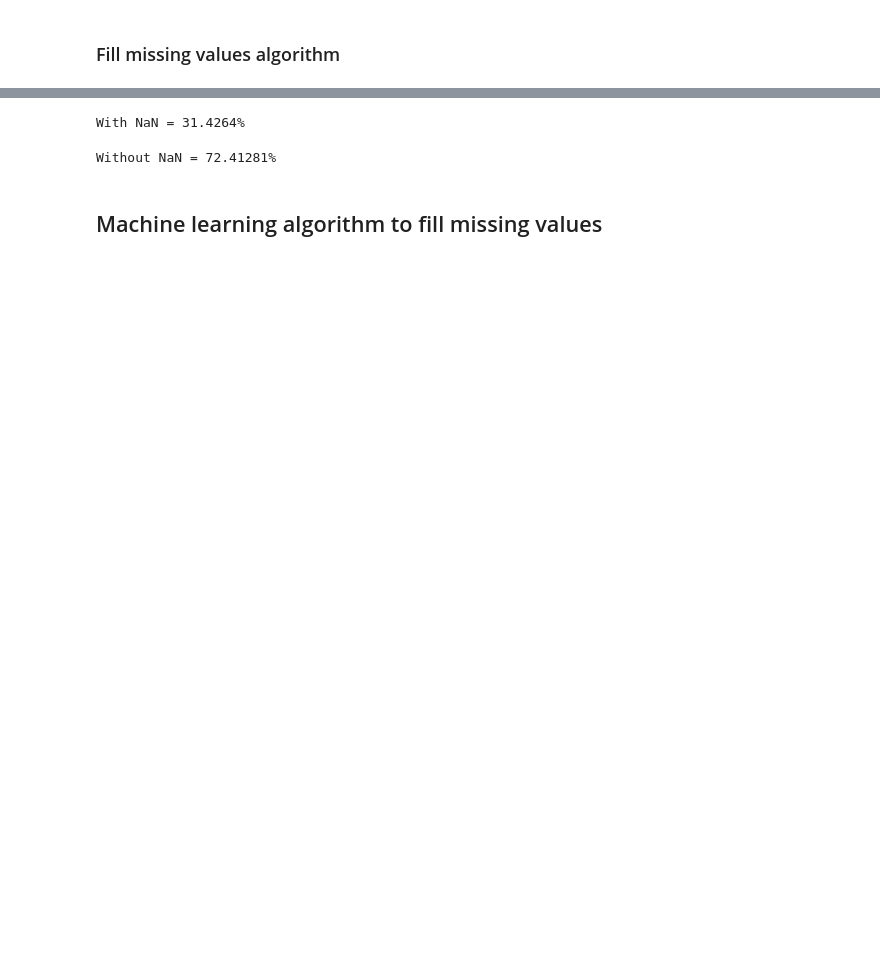
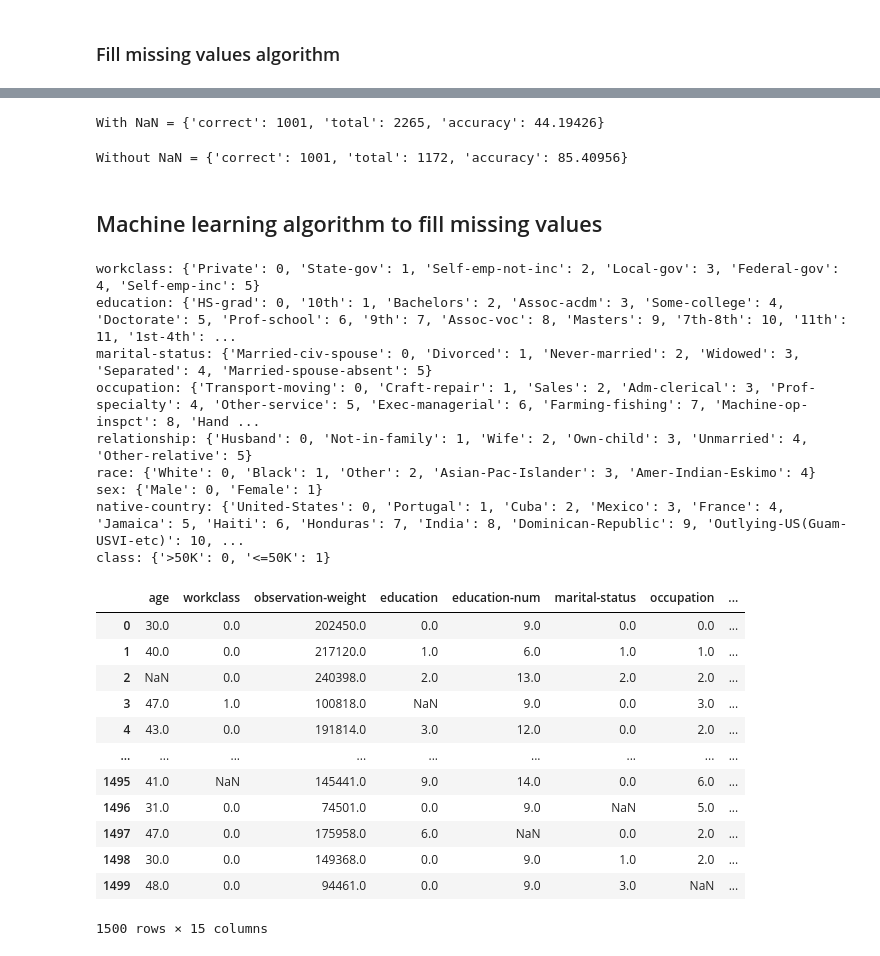
Before and after one commit to eyalmichon/DS_Project, a Jupyter notebook: DS_Workshop.ipynb, the cells around one changed output, grey strips where cells are left out. Saved outputs shown, nothing was run; the diff lists cells and outputs as text; code cells hidden in the pictures; blank space fills up the shorter version.

```diff
--- a/DS_Workshop.ipynb
+++ b/DS_Workshop.ipynb
@@ -135,9 +150,9 @@ Number of left missing values: 20502
 # %%
-real_percent = num_of_missing_before / df.size
-print(f'With NaN = {utils.check_accuracy(df,df_with_missing_ar,real_percent,True)}%')
-print(f'Without NaN = {utils.check_accuracy(df,df_with_missing_ar,real_percent,False)}%')
+# df_with_missing_ar = utils.pd.read_csv(f'./test.csv')
+print(f'With NaN = {utils.check_accuracy(df,df_with_missing,df_with_missing_ar,True)}')
+print(f'Without NaN = {utils.check_accuracy(df,df_with_missing,df_with_missing_ar,False)}')
 # %% [output]
-With NaN = 31.4264%
+With NaN = {'correct': 1001, 'total': 2265, 'accuracy': 44.19426}
-Without NaN = 72.41281%
+Without NaN = {'correct': 1001, 'total': 1172, 'accuracy': 85.40956}
 # %% [markdown]
 ## Machine learning algorithm to fill missing values
@@ -146,0 +159,32 @@ df_with_missing_ml = datawig.SimpleImputer.complete(df_with_missing_ml, precisio
+# %%
+# Map categorical colums to numerical ones.
+df_for_datawig = df_with_missing.copy(deep=True)
+cols = utils.create_map_from_data(df)
+# replace in raw data
+for col_name in cols:
+    print(f'{col_name}: {cols[col_name]}')
+    df_for_datawig.replace({col_name: cols[col_name]},inplace=True)
+df_for_datawig
+# %% [output]
+workclass: {'Private': 0, 'State-gov': 1, 'Self-emp-not-inc': 2, 'Local-gov': 3, 'Federal-gov': 4, 'Self-emp-inc': 5}
+education: {'HS-grad': 0, '10th': 1, 'Bachelors': 2, 'Assoc-acdm': 3, 'Some-college': 4, 'Doctorate': 5, 'Prof-school': 6, '9th': 7, 'Assoc-voc': 8, 'Masters': 9, '7th-8th': 10, '11th': 11, '1st-4th': ...
+marital-status: {'Married-civ-spouse': 0, 'Divorced': 1, 'Never-married': 2, 'Widowed': 3, 'Separated': 4, 'Married-spouse-absent': 5}
+occupation: {'Transport-moving': 0, 'Craft-repair': 1, 'Sales': 2, 'Adm-clerical': 3, 'Prof-specialty': 4, 'Other-service': 5, 'Exec-managerial': 6, 'Farming-fishing': 7, 'Machine-op-inspct': 8, 'Hand ...
+relationship: {'Husband': 0, 'Not-in-family': 1, 'Wife': 2, 'Own-child': 3, 'Unmarried': 4, 'Other-relative': 5}
+race: {'White': 0, 'Black': 1, 'Other': 2, 'Asian-Pac-Islander': 3, 'Amer-Indian-Eskimo': 4}
+sex: {'Male': 0, 'Female': 1}
+native-country: {'United-States': 0, 'Portugal': 1, 'Cuba': 2, 'Mexico': 3, 'France': 4, 'Jamaica': 5, 'Haiti': 6, 'Honduras': 7, 'India': 8, 'Dominican-Republic': 9, 'Outlying-US(Guam-USVI-etc)': 10, ...
+class: {'>50K': 0, '<=50K': 1}
+|  | age | workclass | observation-weight | education | education-num | marital-status | occupation | ... |
+| 0 | 30.0 | 0.0 | 202450.0 | 0.0 | 9.0 | 0.0 | 0.0 | ... |
+| 1 | 40.0 | 0.0 | 217120.0 | 1.0 | 6.0 | 1.0 | 1.0 | ... |
+| 2 | NaN | 0.0 | 240398.0 | 2.0 | 13.0 | 2.0 | 2.0 | ... |
+| 3 | 47.0 | 1.0 | 100818.0 | NaN | 9.0 | 0.0 | 3.0 | ... |
+| 4 | 43.0 | 0.0 | 191814.0 | 3.0 | 12.0 | 0.0 | 2.0 | ... |
+| ... | ... | ... | ... | ... | ... | ... | ... | ... |
+| 1495 | 41.0 | NaN | 145441.0 | 9.0 | 14.0 | 0.0 | 6.0 | ... |
+| 1496 | 31.0 | 0.0 | 74501.0 | 0.0 | 9.0 | NaN | 5.0 | ... |
+| 1497 | 47.0 | 0.0 | 175958.0 | 6.0 | NaN | 0.0 | 2.0 | ... |
+| 1498 | 30.0 | 0.0 | 149368.0 | 0.0 | 9.0 | 1.0 | 2.0 | ... |
+| 1499 | 48.0 | 0.0 | 94461.0 | 0.0 | 9.0 | 3.0 | NaN | ... |
+1500 rows × 15 columns
```
Also changed, not shown: parts of 13 cells of this notebook, 3 other files.
